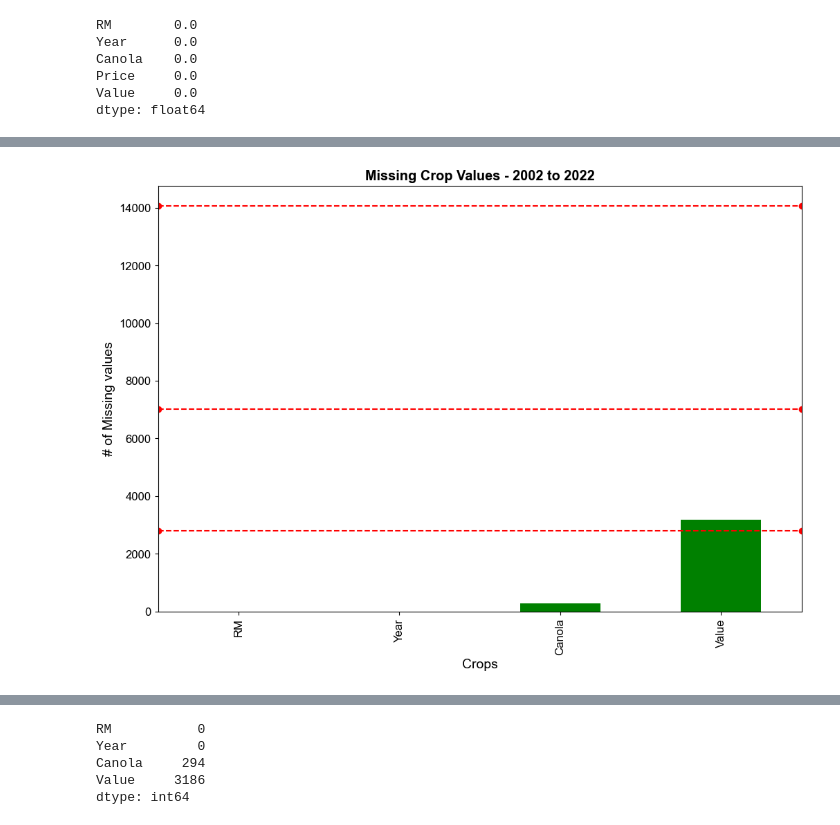
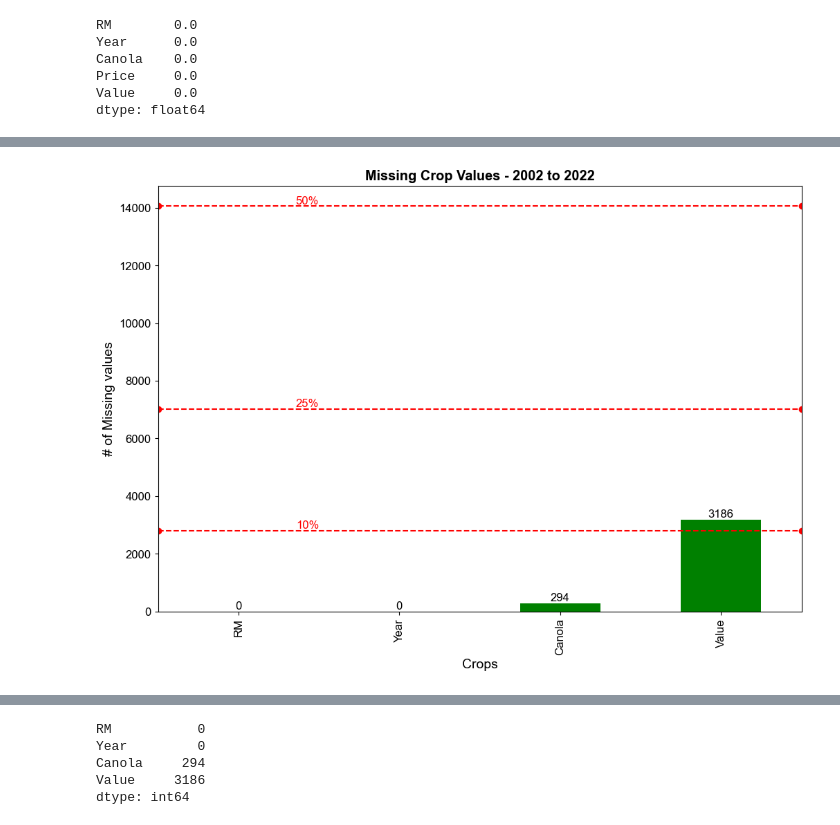
Before and after one commit to cboyda/AgTech, a Jupyter notebook: Assignments/CapstoneAssignment_CropAnalysis.ipynb, the cells around one changed output, grey strips where cells are left out. Saved outputs shown, nothing was run; the diff lists cells and outputs as text; code cells hidden in the pictures.

```diff
--- a/Assignments/CapstoneAssignment_CropAnalysis.ipynb
+++ b/Assignments/CapstoneAssignment_CropAnalysis.ipynb
@@ -891,11 +1083,31 @@ plt.show()
-# %%
-df_data_merged.loc[df_data_merged['Year']>2001].isna().sum().sort_values().plot(kind='bar', color='green')
-plt.title('Missing Crop Values - 2002 to 2022')
-plt.xlabel('Crops')
-plt.ylabel('# of Missing values')
-plt.axhline(len(df_data_merged)/2, linestyle='--', color='red') # 50% of values
-plt.axhline(len(df_data_merged)/4, linestyle='--', color='red') # 25% of values
-plt.axhline(len(df_data_merged)/10, linestyle='--', color='red') # 10% of values
-plt.show()
-# %% [output]
-[figure, removed]
+# %%
+# minimal Canola missing yields is since 2002
+missing_values = df_data_merged.loc[df_data_merged['Year']>2001].isna().sum().sort_values()
+ax = missing_values.plot(kind='bar', color='green')
+
+# Add actual values on top of each bar
+for i, v in enumerate(missing_values):
+    ax.text(i, v, str(v), color='black', va='bottom', ha='center')
+
+plt.title('Missing Crop Values - 2002 to 2022')
+plt.xlabel('Crops')
+plt.ylabel('# of Missing values')
+
+# Calculate % of the total number of values
+percent_value10 = len(df_data_merged) * 0.1
+percent_value25 = len(df_data_merged) * 0.25
+percent_value50 = len(df_data_merged) * 0.5
+
+# Plot a horizontal dashed line at %
+plt.axhline(percent_value10, linestyle='--', color='red', label='10% of values')
+plt.axhline(percent_value25, linestyle='--', color='red', label='25% of values')
+plt.axhline(percent_value50, linestyle='--', color='red', label='50% of values')
+
+# Add a text label next to the line
+plt.text(0.5, percent_value10, '10%', color='red', verticalalignment='bottom', horizontalalignment='right')
+plt.text(0.5, percent_value25, '25%', color='red', verticalalignment='bottom', horizontalalignment='right')
+plt.text(0.5, percent_value50, '50%', color='red', verticalalignment='bottom', horizontalalignment='right')
+
+plt.show()
+# %% [output]
+[figure, added]
```
Also changed, not shown: parts of 97 cells of this notebook, 4 other files.
